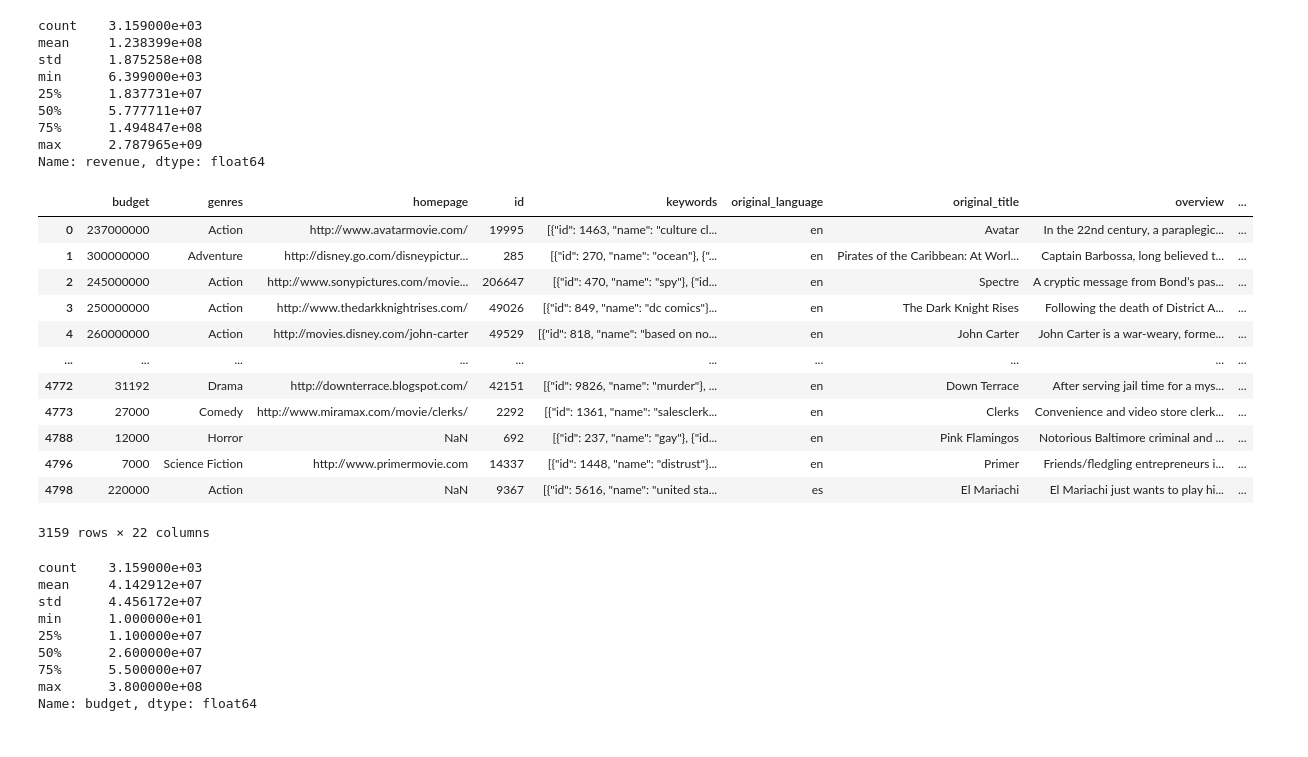
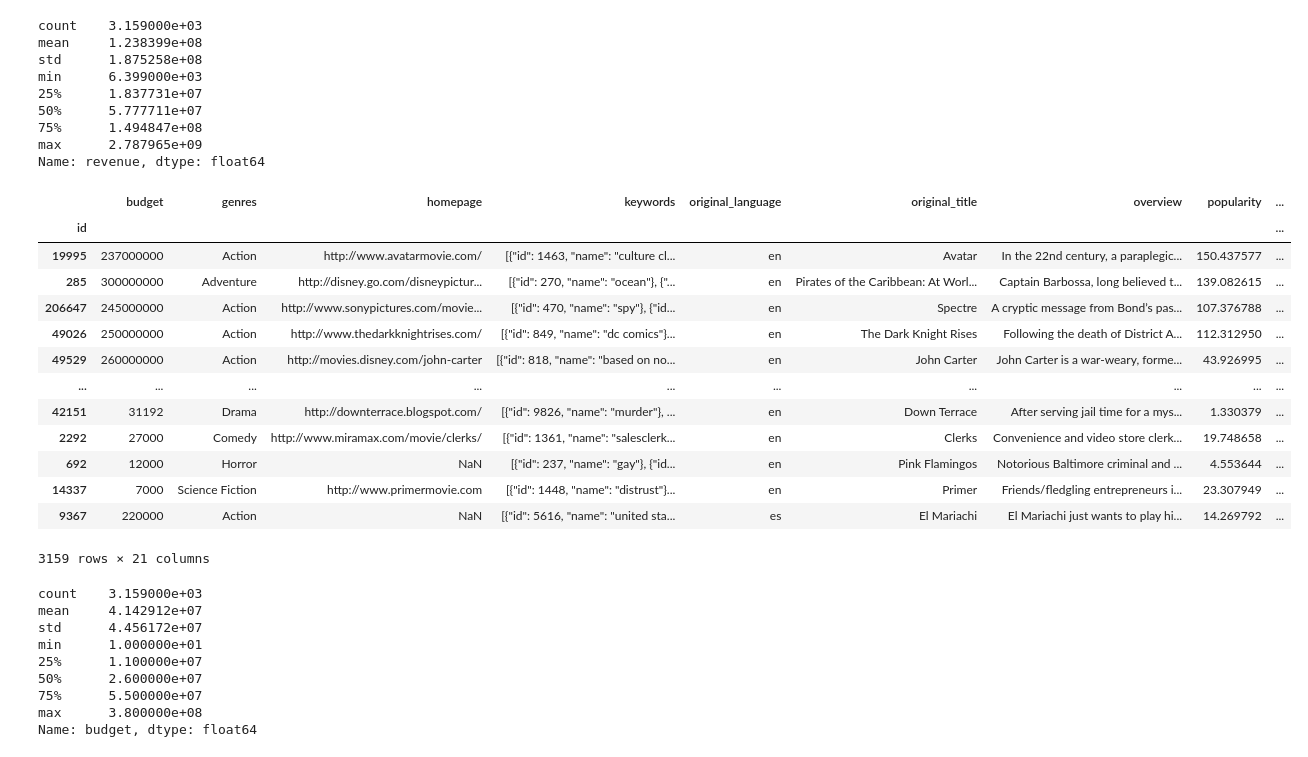
Before and after one commit to com-480-data-visualization/com-480-project-vizzybussy, a Jupyter notebook: Bubble analysis.ipynb, the cells around one changed output. Cells and saved outputs as stored; diff of their text form; code cells hidden in the pictures.

Commit message:
modified pipeline to include movie id

```diff
--- a/Bubble analysis.ipynb
+++ b/Bubble analysis.ipynb
@@ -295,21 +294,22 @@ df = tm.copy()
 df = df[df.genres.apply(lambda x : len(x)>0)]
 df.genres = df.genres.apply(lambda x : x[0])
 # %%
-df
+df.set_index("id")
 # %% [output]
-|  | budget | genres | homepage | id | keywords | original_language | original_title | overview | ... |
-| 0 | 237000000 | Action | http://www.avatarmovie.com/ | 19995 | [{"id": 1463, "name": "culture cl... | en | Avatar | In the 22nd century, a paraplegic... | ... |
-| 1 | 300000000 | Adventure | http://disney.go.com/disneypictur... | 285 | [{"id": 270, "name": "ocean"}, {"... | en | Pirates of the Caribbean: At Worl... | Captain Barbossa, long believed t... | ... |
-| 2 | 245000000 | Action | http://www.sonypictures.com/movie... | 206647 | [{"id": 470, "name": "spy"}, {"id... | en | Spectre | A cryptic message from Bond’s pas... | ... |
-| 3 | 250000000 | Action | http://www.thedarkknightrises.com/ | 49026 | [{"id": 849, "name": "dc comics"}... | en | The Dark Knight Rises | Following the death of District A... | ... |
-| 4 | 260000000 | Action | http://movies.disney.com/john-carter | 49529 | [{"id": 818, "name": "based on no... | en | John Carter | John Carter is a war-weary, forme... | ... |
+|  | budget | genres | homepage | keywords | original_language | original_title | overview | popularity | ... |
+| id |  |  |  |  |  |  |  |  | ... |
+| 19995 | 237000000 | Action | http://www.avatarmovie.com/ | [{"id": 1463, "name": "culture cl... | en | Avatar | In the 22nd century, a paraplegic... | 150.437577 | ... |
+| 285 | 300000000 | Adventure | http://disney.go.com/disneypictur... | [{"id": 270, "name": "ocean"}, {"... | en | Pirates of the Caribbean: At Worl... | Captain Barbossa, long believed t... | 139.082615 | ... |
+| 206647 | 245000000 | Action | http://www.sonypictures.com/movie... | [{"id": 470, "name": "spy"}, {"id... | en | Spectre | A cryptic message from Bond’s pas... | 107.376788 | ... |
+| 49026 | 250000000 | Action | http://www.thedarkknightrises.com/ | [{"id": 849, "name": "dc comics"}... | en | The Dark Knight Rises | Following the death of District A... | 112.312950 | ... |
+| 49529 | 260000000 | Action | http://movies.disney.com/john-carter | [{"id": 818, "name": "based on no... | en | John Carter | John Carter is a war-weary, forme... | 43.926995 | ... |
 | ... | ... | ... | ... | ... | ... | ... | ... | ... | ... |
-| 4772 | 31192 | Drama | http://downterrace.blogspot.com/ | 42151 | [{"id": 9826, "name": "murder"}, ... | en | Down Terrace | After serving jail time for a mys... | ... |
-| 4773 | 27000 | Comedy | http://www.miramax.com/movie/clerks/ | 2292 | [{"id": 1361, "name": "salesclerk... | en | Clerks | Convenience and video store clerk... | ... |
-| 4788 | 12000 | Horror | NaN | 692 | [{"id": 237, "name": "gay"}, {"id... | en | Pink Flamingos | Notorious Baltimore criminal and ... | ... |
-| 4796 | 7000 | Science Fiction | http://www.primermovie.com | 14337 | [{"id": 1448, "name": "distrust"}... | en | Primer | Friends/fledgling entrepreneurs i... | ... |
-| 4798 | 220000 | Action | NaN | 9367 | [{"id": 5616, "name": "united sta... | es | El Mariachi | El Mariachi just wants to play hi... | ... |
+| 42151 | 31192 | Drama | http://downterrace.blogspot.com/ | [{"id": 9826, "name": "murder"}, ... | en | Down Terrace | After serving jail time for a mys... | 1.330379 | ... |
+| 2292 | 27000 | Comedy | http://www.miramax.com/movie/clerks/ | [{"id": 1361, "name": "salesclerk... | en | Clerks | Convenience and video store clerk... | 19.748658 | ... |
+| 692 | 12000 | Horror | NaN | [{"id": 237, "name": "gay"}, {"id... | en | Pink Flamingos | Notorious Baltimore criminal and ... | 4.553644 | ... |
+| 14337 | 7000 | Science Fiction | http://www.primermovie.com | [{"id": 1448, "name": "distrust"}... | en | Primer | Friends/fledgling entrepreneurs i... | 23.307949 | ... |
+| 9367 | 220000 | Action | NaN | [{"id": 5616, "name": "united sta... | es | El Mariachi | El Mariachi just wants to play hi... | 14.269792 | ... |
-3159 rows × 22 columns
+3159 rows × 21 columns
 # %%
 df.budget.describe()
 # %% [output]
```
Also changed, not shown: parts of 6 cells of this notebook, 1 other file.
